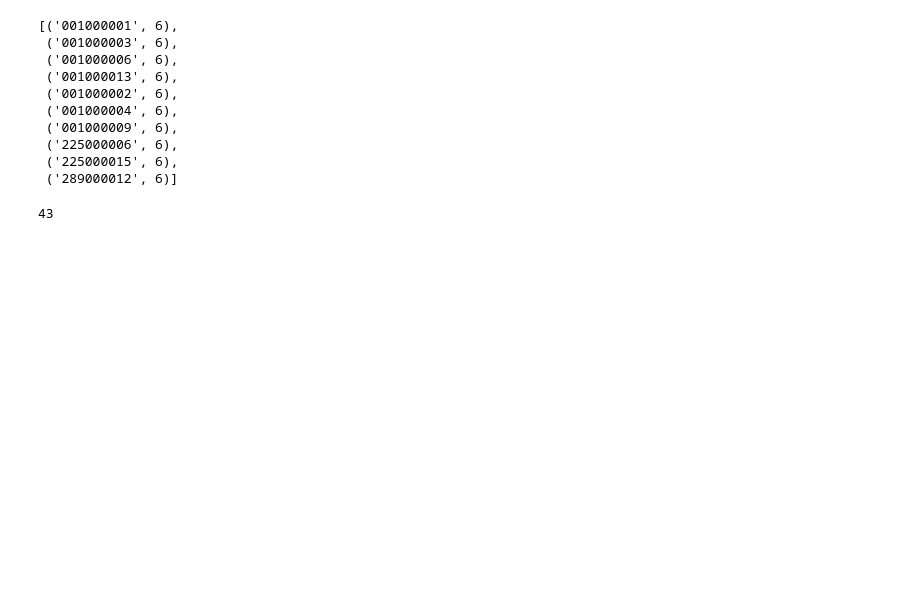
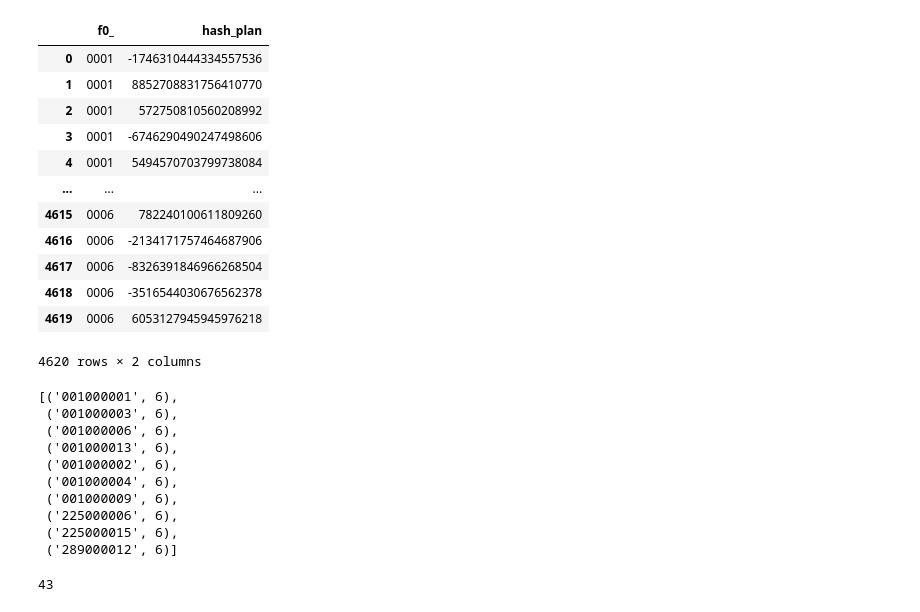
Before and after one commit to Tarleton-Math/MathVGerrmandering_CMAT_2021, a Jupyter notebook: redistricter.ipynb, the cells around one changed output. Saved outputs shown, nothing was run; the diff lists cells and outputs as text; code cells hidden in the pictures; blank space fills up the shorter version.

```diff
--- a/redistricter.ipynb
+++ b/redistricter.ipynb
@@ -33,3 +34,19 @@ total time elapsed = 0hrs 0min 20.14sec
+# %%
+A.hash
+# %% [output]
+|  | f0_ | hash_plan |
+| 0 | 0001 | -1746310444334557536 |
+| 1 | 0001 | 8852708831756410770 |
+| 2 | 0001 | 572750810560208992 |
+| 3 | 0001 | -6746290490247498606 |
+| 4 | 0001 | 5494570703799738084 |
+| ... | ... | ... |
+| 4615 | 0006 | 782240100611809260 |
+| 4616 | 0006 | -2134171757464687906 |
+| 4617 | 0006 | -8326391846966268504 |
+| 4618 | 0006 | -3516544030676562378 |
+| 4619 | 0006 | 6053127945945976218 |
+4620 rows × 2 columns
 # %%
 list(M.graph.nodes(data='plan'))[:10]
 # %% [output]
```
Also changed, not shown: parts of 1 cell of this notebook, 2 other files.
